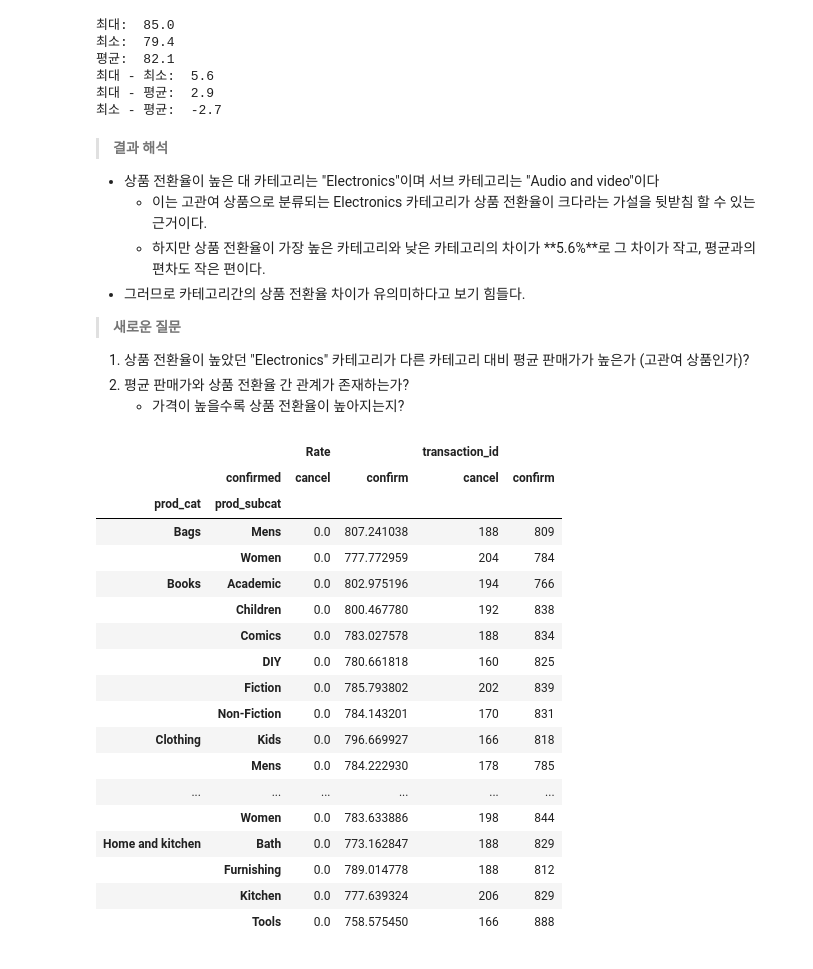
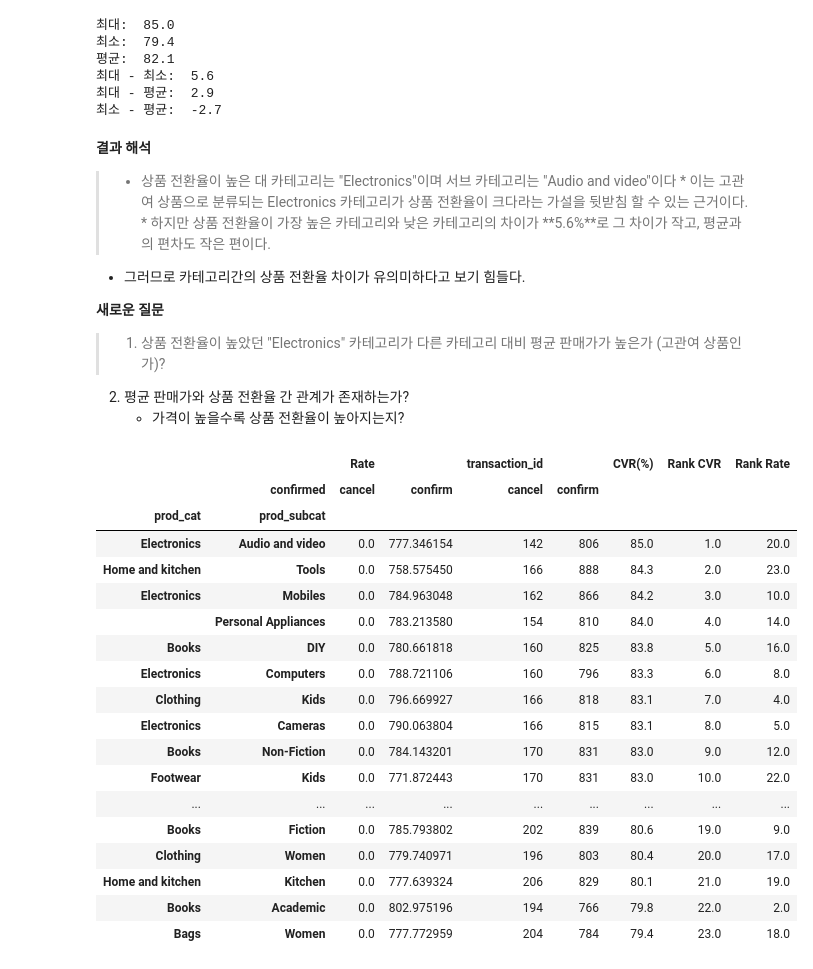
Before and after one commit to sunnyl94/Data-Analysis-Folder, a Jupyter notebook: Retail_Case_Study.ipynb, the cells around one changed output. Saved outputs shown, nothing was run; the diff lists cells and outputs as text; code cells hidden in the pictures.

```diff
--- a/Retail_Case_Study.ipynb
+++ b/Retail_Case_Study.ipynb
@@ -408,41 +409,54 @@ print("최소 - 평균: ", round(min_cvr - avg_cvr,2))
 최대 - 평균:  2.9
 최소 - 평균:  -2.7
 # %% [markdown]
-> **결과 해석**
-* 상품 전환율이 높은 대 카테고리는 "Electronics"이며 서브 카테고리는 "Audio and video"이다
+**결과 해석**
+> * 상품 전환율이 높은 대 카테고리는 "Electronics"이며 서브 카테고리는 "Audio and video"이다
     * 이는 고관여 상품으로 분류되는 Electronics 카테고리가 상품 전환율이 크다라는 가설을 뒷받침 할 수 있는 근거이다.
     * 하지만 상품 전환율이 가장 높은 카테고리와 낮은 카테고리의 차이가 **5.6%**로 그 차이가 작고, 평균과의 편차도 작은 편이다.
 * 그러므로 카테고리간의 상품 전환율 차이가 유의미하다고 보기 힘들다.
 
-> **새로운 질문**
-1. 상품 전환율이 높았던 "Electronics" 카테고리가 다른 카테고리 대비 평균 판매가가 높은가 (고관여 상품인가)?
+**새로운 질문**
+> 1. 상품 전환율이 높았던 "Electronics" 카테고리가 다른 카테고리 대비 평균 판매가가 높은가 (고관여 상품인가)?
 2. 평균 판매가와 상품 전환율 간 관계가 존재하는가?
     * 가격이 높을수록 상품 전환율이 높아지는지?
-# %%
-#
-pd.pivot_table(new_data,
-               index=['prod_cat', 'prod_subcat'],
-               columns=['confirmed'],
-               values=["transaction_id", 'Rate'],
-               aggfunc={'transaction_id':'count',
-                        'Rate': np.mean})
-# %% [output]
-|  |  | Rate |  | transaction_id |  |
-|  | confirmed | cancel | confirm | cancel | confirm |
-| prod_cat | prod_subcat |  |  |  |  |
-| Bags | Mens | 0.0 | 807.241038 | 188 | 809 |
-|  | Women | 0.0 | 777.772959 | 204 | 784 |
-| Books | Academic | 0.0 | 802.975196 | 194 | 766 |
-|  | Children | 0.0 | 800.467780 | 192 | 838 |
-|  | Comics | 0.0 | 783.027578 | 188 | 834 |
-|  | DIY | 0.0 | 780.661818 | 160 | 825 |
-|  | Fiction | 0.0 | 785.793802 | 202 | 839 |
-|  | Non-Fiction | 0.0 | 784.143201 | 170 | 831 |
-| Clothing | Kids | 0.0 | 796.669927 | 166 | 818 |
-|  | Mens | 0.0 | 784.222930 | 178 | 785 |
-| ... | ... | ... | ... | ... | ... |
-|  | Women | 0.0 | 783.633886 | 198 | 844 |
-| Home and kitchen | Bath | 0.0 | 773.162847 | 188 | 829 |
-|  | Furnishing | 0.0 | 789.014778 | 188 | 812 |
-|  | Kitchen | 0.0 | 777.639324 | 206 | 829 |
-|  | Tools | 0.0 | 758.575450 | 166 | 888 |
+# %%
+# CVR과 Rate의 랭크 구하기
+cvr_new = pd.pivot_table(new_data,
+               index=['prod_cat', 'prod_subcat'],
+               columns=['confirmed'],
+               values=["transaction_id", 'Rate'],
+               aggfunc={'transaction_id':'count',
+                        'Rate': np.mean})
+
+
+# CVR 구하기
+cvr_new["CVR(%)"] = ((cvr_new[('transaction_id', 'confirm')] / (cvr_new[('transaction_id', 'cancel')] + cvr_new[('transaction_id', 'confirm')])) * 100).round(1)
+
+# CVR 순위
+cvr_new["Rank CVR"] = cvr_new['CVR(%)'].rank(method='first', ascending=False)
+
+# 평균 판매가 순위
+cvr_new["Rank Rate"] = cvr_new[('Rate', 'confirm')].rank(method='first', ascending=False)
+cvr_new.sort_values(['Rank CVR'], ascending=True, inplace=True)
+
+display(cvr_new)
+# %% [output]
+|  |  | Rate |  | transaction_id |  | CVR(%) | Rank CVR | Rank Rate |
+|  | confirmed | cancel | confirm | cancel | confirm |  |  |  |
+| prod_cat | prod_subcat |  |  |  |  |  |  |  |
+| Electronics | Audio and video | 0.0 | 777.346154 | 142 | 806 | 85.0 | 1.0 | 20.0 |
+| Home and kitchen | Tools | 0.0 | 758.575450 | 166 | 888 | 84.3 | 2.0 | 23.0 |
+| Electronics | Mobiles | 0.0 | 784.963048 | 162 | 866 | 84.2 | 3.0 | 10.0 |
+|  | Personal Appliances | 0.0 | 783.213580 | 154 | 810 | 84.0 | 4.0 | 14.0 |
+| Books | DIY | 0.0 | 780.661818 | 160 | 825 | 83.8 | 5.0 | 16.0 |
+| Electronics | Computers | 0.0 | 788.721106 | 160 | 796 | 83.3 | 6.0 | 8.0 |
+| Clothing | Kids | 0.0 | 796.669927 | 166 | 818 | 83.1 | 7.0 | 4.0 |
+| Electronics | Cameras | 0.0 | 790.063804 | 166 | 815 | 83.1 | 8.0 | 5.0 |
+| Books | Non-Fiction | 0.0 | 784.143201 | 170 | 831 | 83.0 | 9.0 | 12.0 |
+| Footwear | Kids | 0.0 | 771.872443 | 170 | 831 | 83.0 | 10.0 | 22.0 |
+| ... | ... | ... | ... | ... | ... | ... | ... | ... |
+| Books | Fiction | 0.0 | 785.793802 | 202 | 839 | 80.6 | 19.0 | 9.0 |
+| Clothing | Women | 0.0 | 779.740971 | 196 | 803 | 80.4 | 20.0 | 17.0 |
+| Home and kitchen | Kitchen | 0.0 | 777.639324 | 206 | 829 | 80.1 | 21.0 | 19.0 |
+| Books | Academic | 0.0 | 802.975196 | 194 | 766 | 79.8 | 22.0 | 2.0 |
+| Bags | Women | 0.0 | 777.772959 | 204 | 784 | 79.4 | 23.0 | 18.0 |
```
Also changed, not shown: parts of 15 cells of this notebook.
